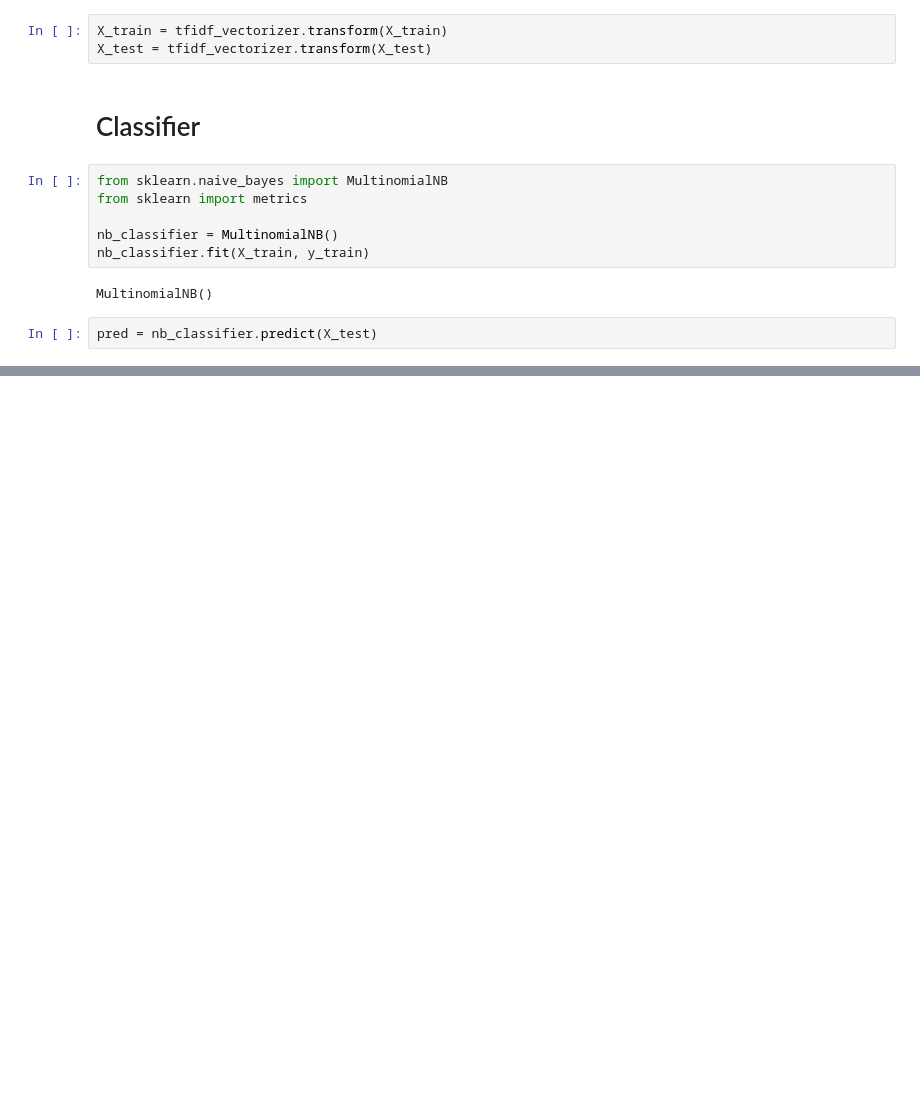
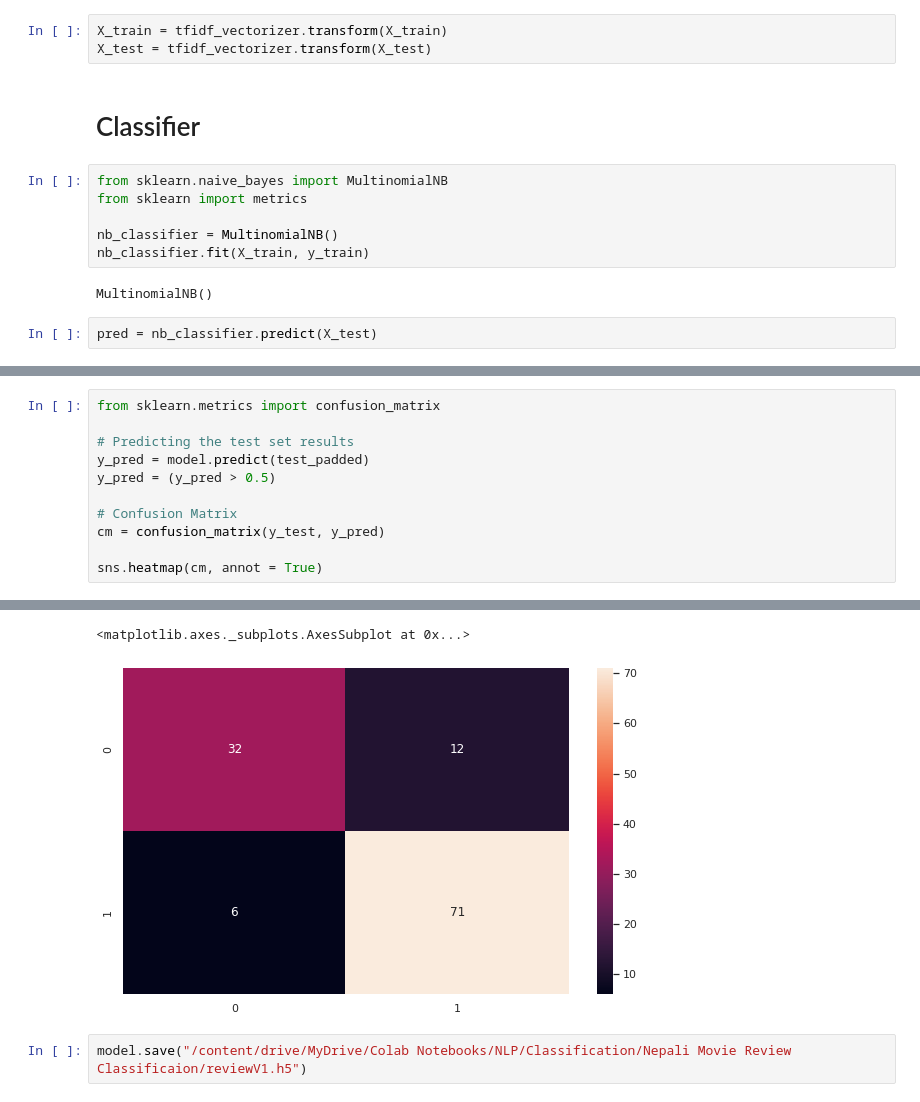
Before and after one commit to NirajanBekoju/Nepali-Language-Processing, a Jupyter notebook: Classification/Nepali_review.ipynb, the cells around one changed output, grey strips where cells are left out. Cells and saved outputs as stored; diff of their text form; blank space fills up the shorter version.

Commit message:
Review Classification Completed

```diff
--- a/Classification/Nepali_review.ipynb
+++ b/Classification/Nepali_review.ipynb
@@ -209,0 +433,12 @@ array([[ 10, 184],
+# %%
+from sklearn.metrics import confusion_matrix
+
+# Predicting the test set results
+y_pred = model.predict(test_padded)
+y_pred = (y_pred > 0.5)
+
+# Confusion Matrix
+cm = confusion_matrix(y_test, y_pred)
+
+sns.heatmap(cm, annot = True)
+# %% [output]
@@ -209,0 +446,4 @@ array([[ 10, 184],
+<matplotlib.axes._subplots.AxesSubplot at 0x...>
+[figure, added]
+# %%
+model.save("/content/drive/MyDrive/Colab Notebooks/NLP/Classification/Nepali Movie Review Classificaion/reviewV1.h5")
```
Also changed, not shown: parts of 40 cells of this notebook, 1 other file.
